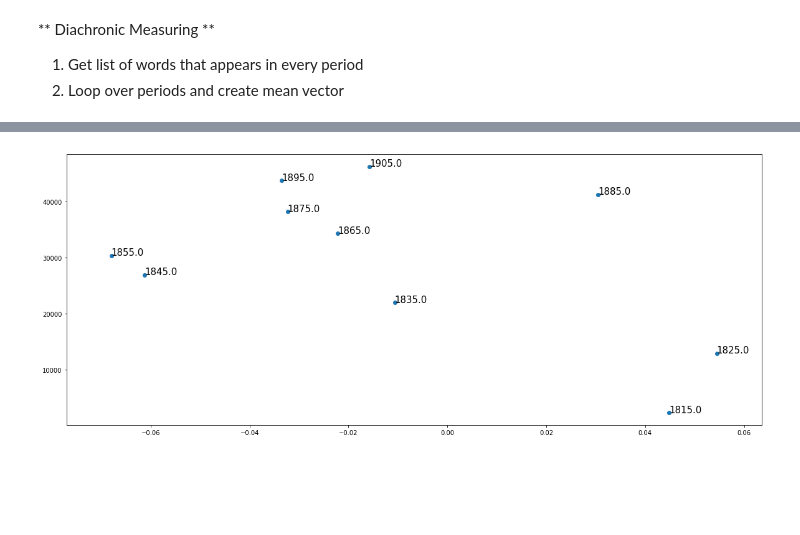
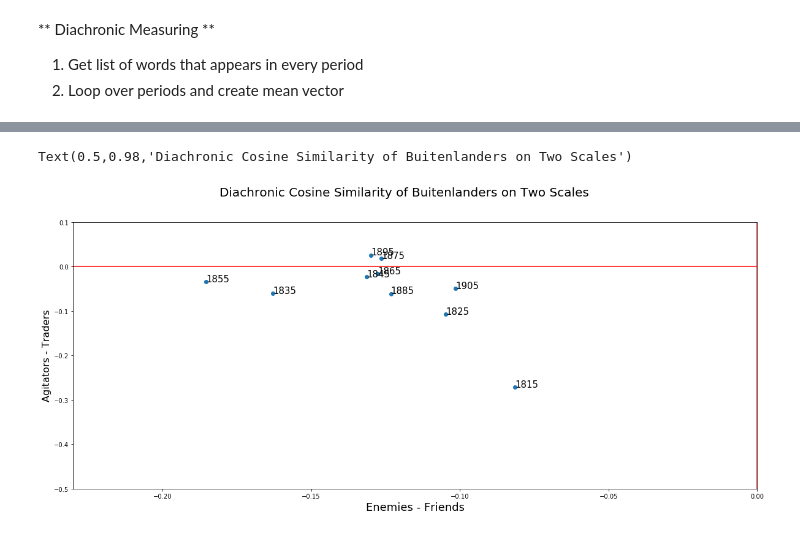
Before and after one commit to rubenros1795/thesis-the-foreign, a Jupyter notebook: Properties/abstraction.ipynb, the cells around one changed output, grey strips where cells are left out. Drawn from its saved outputs; the diff is of its cells as text; code cells hidden in the pictures; blank space fills up the shorter version.

```diff
--- a/Properties/abstraction.ipynb
+++ b/Properties/abstraction.ipynb
@@ -185,11 +251,39 @@ for year in list(range(1815,1906,10)):
-# %%
-fig, ax = plt.subplots(figsize=(20,8))
-ax.scatter(list(dfr.s), list(dfr.f))
-
-for i, txt in enumerate(list(dfr.y)):
-    if txt == 'buitenland':
-        ax.annotate(txt, (list(dfr.s)[i], list(dfr.f)[i]),color='green', fontsize=20)
-    else:
-        ax.annotate(txt, (list(dfr.s)[i], list(dfr.f)[i]), fontsize=15)
-# %% [output]
-[figure, removed]
+# %%
+dfr = pd.DataFrame()
+
+for year in list(range(1815,1906,10)):
+    mfn = [m for m in list_mod if int(m[0:4]) == year]
+    model = KeyedVectors.load_word2vec_format(mfn[0], binary = True)
+
+
+    vl = np.average(model[['vrienden']], axis=0) - np.average(model[['vijanden']], axis=0)
+    model.add('vvv',vl,replace=False)
+
+    vl2 = np.average(model[['kooplieden']], axis=0) - np.average(model[['revolutionairen']], axis=0)
+    model.add('vh',vl2,replace=False)
+
+    s = model.similarity('buitenlanders', 'vvv')
+    f = model.similarity('buitenlanders', 'vh')
+    tmp = pd.DataFrame([year,s,f]).T
+    tmp.columns = ['y', 's', 'f']
+    dfr = dfr.append(tmp)
+fig, ax = plt.subplots(figsize=(20,8))
+ax.scatter(list(dfr.s), list(dfr.f))
+ax.axvline(x=0, color='r')
+ax.axhline(y=0, color='r')
+
+dfr.y = dfr.y.astype(int)
+for i, txt in enumerate(list(dfr.y)):
+    if txt == 'buitenlanders':
+        ax.annotate(txt, (list(dfr.s)[i], list(dfr.f)[i]),color='green', fontsize=20)
+    else:
+        ax.annotate(txt, (list(dfr.s)[i], list(dfr.f)[i]), fontsize=15)
+
+plt.xlabel('Enemies - Friends', fontsize=18)
+plt.ylabel('Agitators - Traders', fontsize=16)
+ax.set_ylim([-0.5,0.1])
+ax.set_xlim([-0.23,0])
+fig.suptitle('Diachronic Cosine Similarity of Buitenlanders on Two Scales', fontsize=20)
+# %% [output]
+Text(0.5,0.98,'Diachronic Cosine Similarity of Buitenlanders on Two Scales')
+[figure, added]
```
Also changed, not shown: parts of 13 cells of this notebook, 48 other files.
